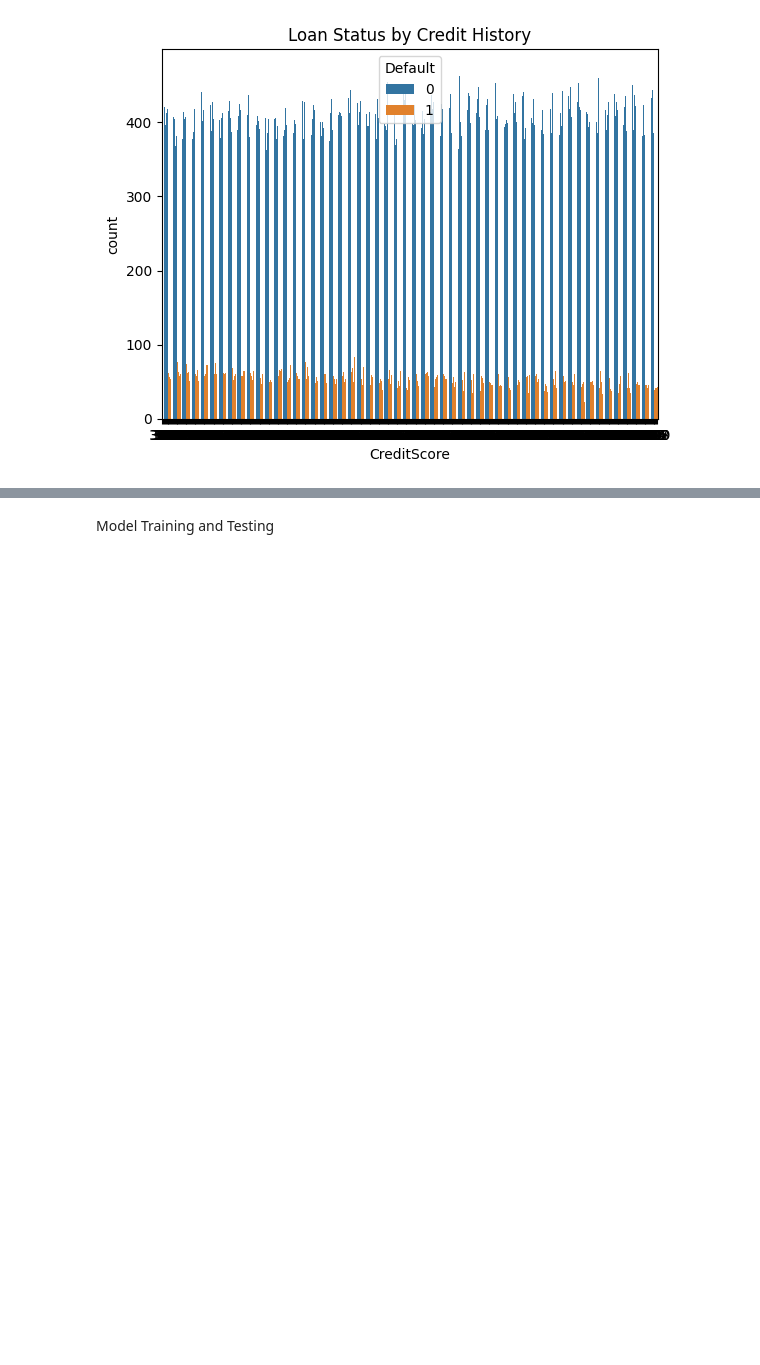
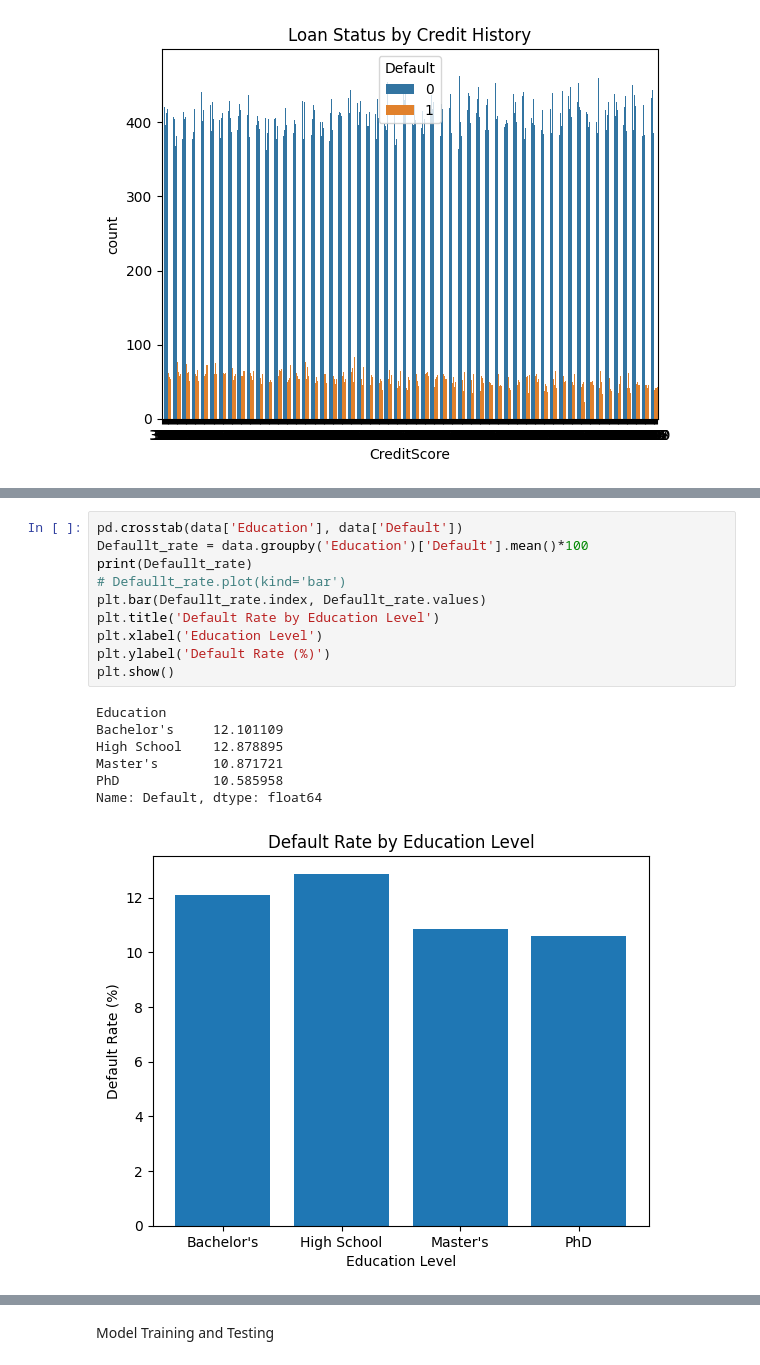
Before and after one commit to Zynbmalyk/Loan_applicants_prediction, a Jupyter notebook: loan_default.ipynb, the cells around one changed output, grey strips where cells are left out. Saved outputs shown, nothing was run; the diff lists cells and outputs as text; blank space fills up the shorter version.

```diff
--- a/loan_default.ipynb
+++ b/loan_default.ipynb
@@ -94,0 +102,18 @@ plt.show()
+# %%
+pd.crosstab(data['Education'], data['Default'])
+Defaullt_rate = data.groupby('Education')['Default'].mean()*100
+print(Defaullt_rate)
+# Defaullt_rate.plot(kind='bar')
+plt.bar(Defaullt_rate.index, Defaullt_rate.values)
+plt.title('Default Rate by Education Level')
+plt.xlabel('Education Level')
+plt.ylabel('Default Rate (%)')
+plt.show()
+# %% [output]
+Education
+Bachelor's     12.101109
+High School    12.878895
+Master's       10.871721
+PhD            10.585958
+Name: Default, dtype: float64
+[figure, added]
```
Also changed, not shown: parts of 3 cells of this notebook.
